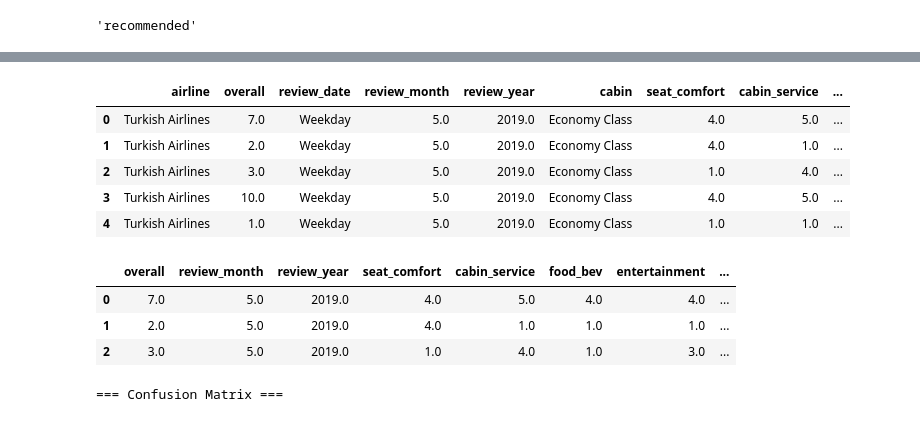
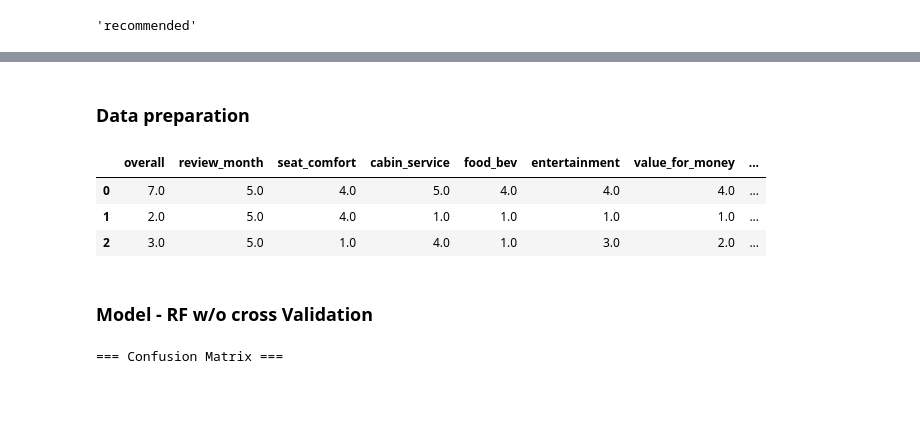
Before and after one commit to suchirmm/airline_passenger, a Jupyter notebook: airline_passenger.ipynb, the cells around one changed output, grey strips where cells are left out. Saved outputs shown, nothing was run; the diff lists cells and outputs as text; code cells hidden in the pictures; blank space fills up the shorter version.

```diff
--- a/airline_passenger.ipynb
+++ b/airline_passenger.ipynb
@@ -1394,34 +1389,30 @@ df_copy.head()
+# %% [markdown]
+### **Data preparation**
 # %%
-X = df_copy.copy()
+X = df.copy()
 
 encoder = TargetEncoder()
 X['airline_encoded'] = encoder.fit_transform(X['airline'], X['recommended'])
 X['review_date_encoded'] = encoder.fit_transform(X['review_date'],
                                                   X['recommended'])
 X['cabin_encoded'] = encoder.fit_transform(X['cabin'],
                                             X['recommended'])
 
+X = X.drop(['airline', 'review_date', 'cabin', target_variable], axis = 1)
+y = df[target_variable].copy()
 
-X.head()
+X.head(3)
+
+
 # X = pd.get_dummies(X, columns=["review_date", "cabin"], prefix=["review_date","cabin"])
 # X.head()
 # %% [output]
-|  | airline | overall | review_date | review_month | review_year | cabin | seat_comfort | cabin_service | ... |
-| 0 | Turkish Airlines | 7.0 | Weekday | 5.0 | 2019.0 | Economy Class | 4.0 | 5.0 | ... |
-| 1 | Turkish Airlines | 2.0 | Weekday | 5.0 | 2019.0 | Economy Class | 4.0 | 1.0 | ... |
-| 2 | Turkish Airlines | 3.0 | Weekday | 5.0 | 2019.0 | Economy Class | 1.0 | 4.0 | ... |
-| 3 | Turkish Airlines | 10.0 | Weekday | 5.0 | 2019.0 | Economy Class | 4.0 | 5.0 | ... |
-| 4 | Turkish Airlines | 1.0 | Weekday | 5.0 | 2019.0 | Economy Class | 1.0 | 1.0 | ... |
+|  | overall | review_month | seat_comfort | cabin_service | food_bev | entertainment | value_for_money | ... |
+| 0 | 7.0 | 5.0 | 4.0 | 5.0 | 4.0 | 4.0 | 4.0 | ... |
+| 1 | 2.0 | 5.0 | 4.0 | 1.0 | 1.0 | 1.0 | 1.0 | ... |
+| 2 | 3.0 | 5.0 | 1.0 | 4.0 | 1.0 | 3.0 | 2.0 | ... |
-# %%
-X = X.drop(['airline', 'review_date', 'cabin'], axis = 1)
-y = df_copy[target_variable].copy()
-X = X.drop(target_variable, axis = 1)
-X.head(3)
-# %% [output]
-|  | overall | review_month | review_year | seat_comfort | cabin_service | food_bev | entertainment | ... |
-| 0 | 7.0 | 5.0 | 2019.0 | 4.0 | 5.0 | 4.0 | 4.0 | ... |
-| 1 | 2.0 | 5.0 | 2019.0 | 4.0 | 1.0 | 1.0 | 1.0 | ... |
-| 2 | 3.0 | 5.0 | 2019.0 | 1.0 | 4.0 | 1.0 | 3.0 | ... |
+# %% [markdown]
+### **Model - RF w/o cross Validation**
 # %%
 # Using Random Forest
 
```
Also changed, not shown: parts of 19 cells of this notebook.
